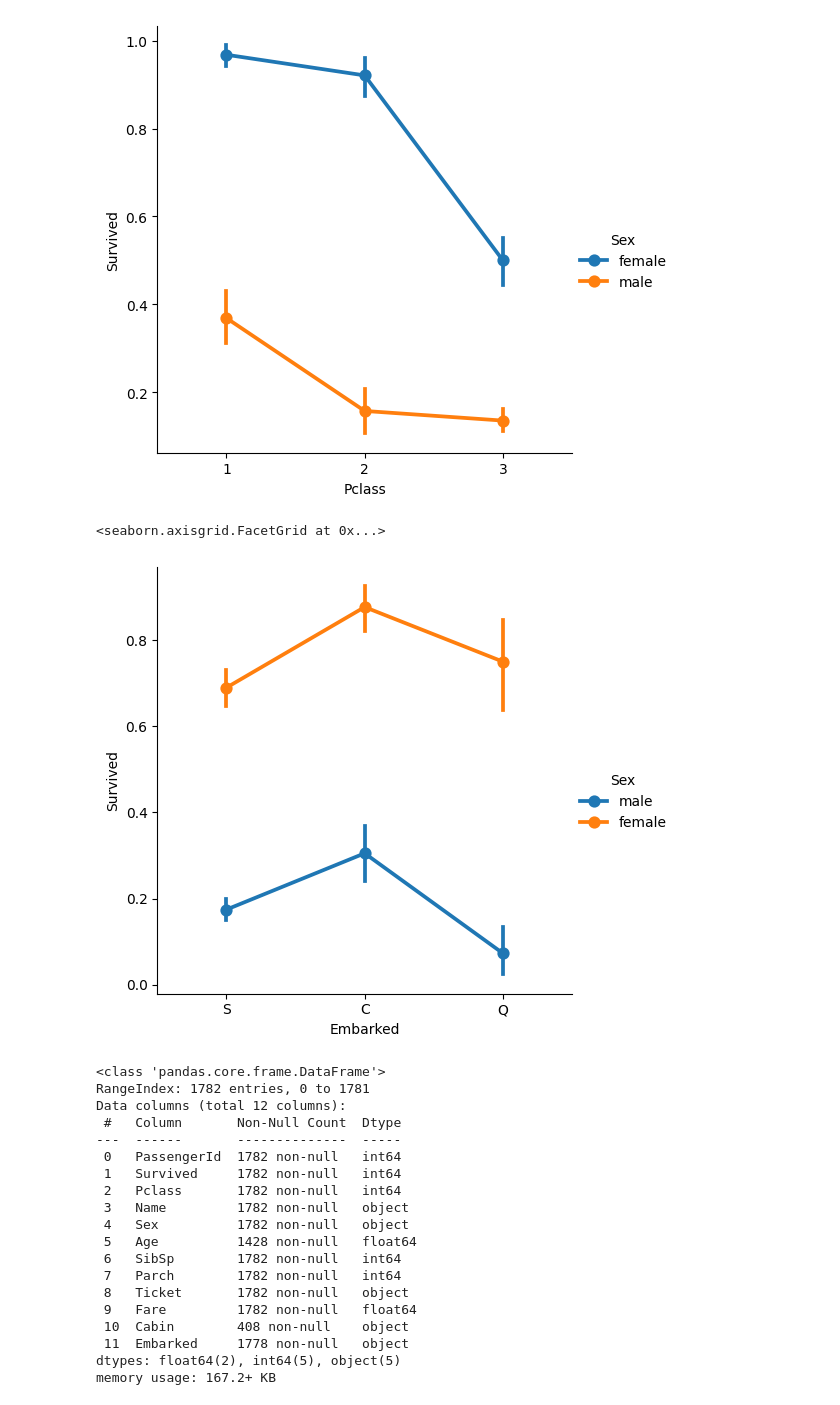
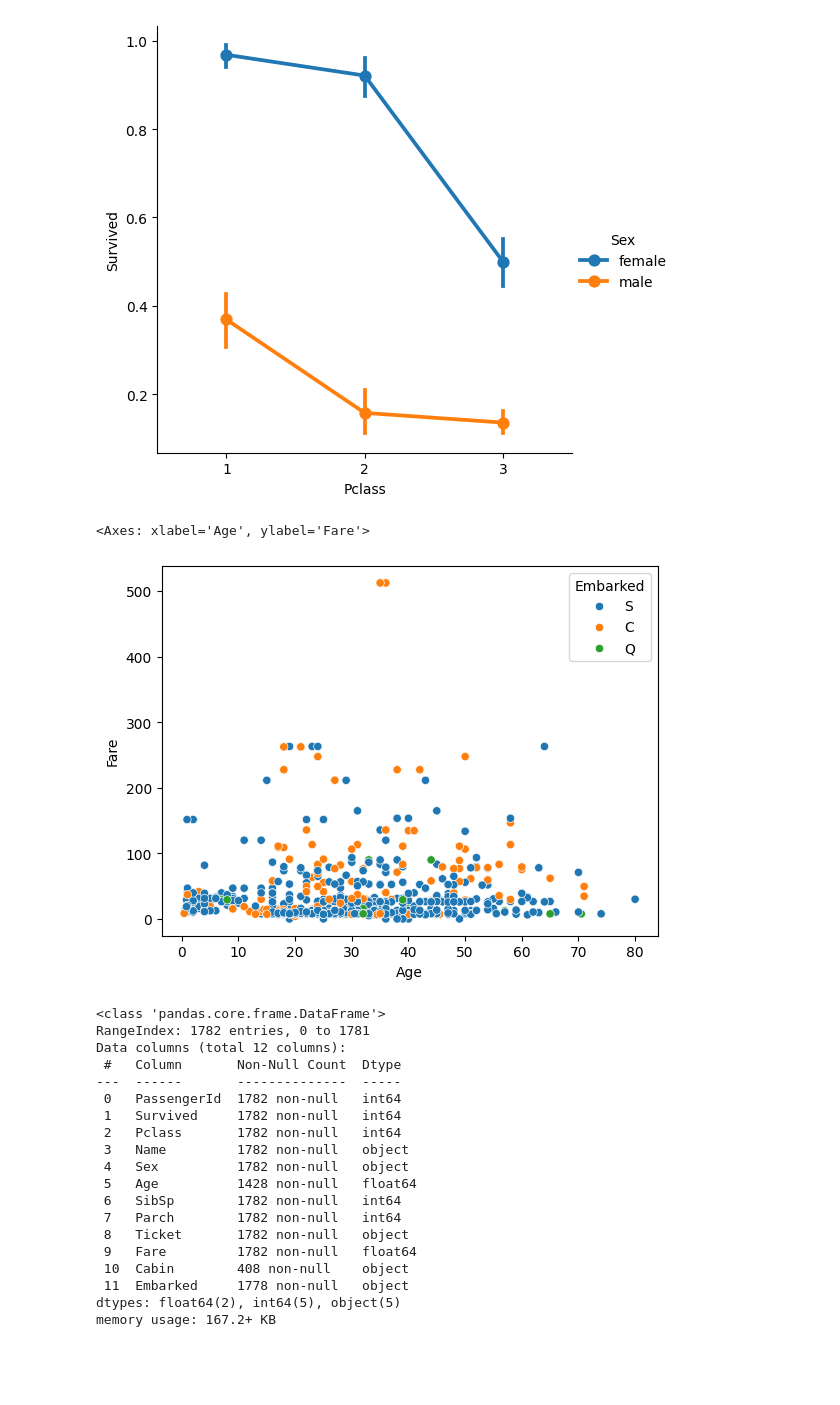
Before and after one commit to safoolady23-wq/AIN-SA2-Part1, a Jupyter notebook: AIN_SA2_Part1.ipynb, the cells around one changed output. Saved outputs shown, nothing was run; the diff lists cells and outputs as text; code cells hidden in the pictures; blank space fills up the shorter version.

```diff
--- a/AIN_SA2_Part1.ipynb
+++ b/AIN_SA2_Part1.ipynb
@@ -66,12 +66,12 @@ plt.show()
 # females in class 1 hava more chance of surviving than females in class 3
 # %% [output]
 [figure]
-# %%
-sns.catplot(x='Embarked', y='Survived', hue='Sex', data=df, kind='point')
-# the graph shows that passengers embarked from Cherbourg had higher chance of survivel than from the other two class
-# %% [output]
-<seaborn.axisgrid.FacetGrid at 0x...>
-[figure, removed]
+# %%
+sns.scatterplot(x='Age', y='Fare', hue='Embarked',data=df)
+# the graph shows the passengers age and how much they paied for thier fare and their place of embarketion.
+# %% [output]
+<Axes: xlabel='Age', ylabel='Fare'>
+[figure, added]
 # %%
 df.info()
 # %% [output]
```
Also changed, not shown: parts of 4 cells of this notebook.
